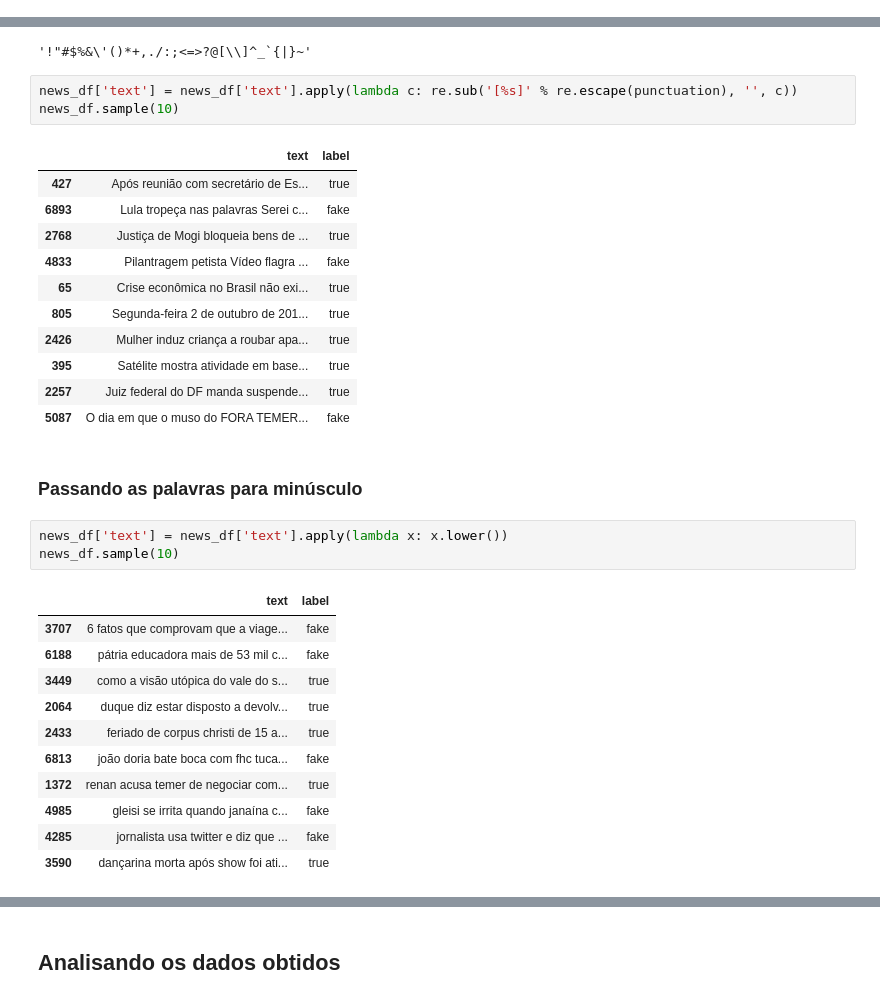
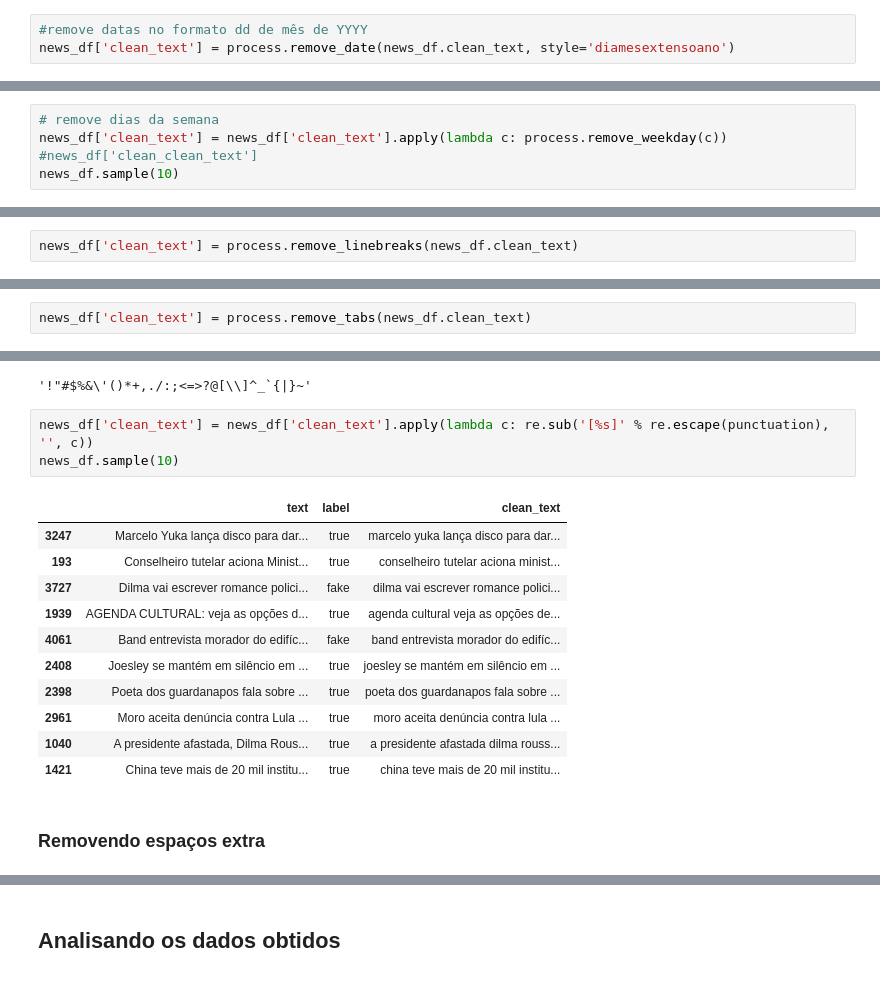
Before and after one commit to atlantico-academy/apura, a Jupyter notebook: notebooks/01 - Exploratory Data Analysis.ipynb, the cells around one changed output, grey strips where cells are left out. Cells and saved outputs as stored; diff of their text form.

Commit message:
Adiciona etapas de limpeza do texto e análise da frequência diferencial das palavras

```diff
--- a/notebooks/01 - Exploratory Data Analysis.ipynb
+++ b/notebooks/01 - Exploratory Data Analysis.ipynb
@@ -50,0 +80,3 @@ news_df.sample(10)
+# %%
+#remove datas no formato dd de mês de YYYY
+news_df['clean_text'] = process.remove_date(news_df.clean_text, style='diamesextensoano')
@@ -50,0 +87,5 @@ news_df.sample(10)
+# %%
+# remove dias da semana
+news_df['clean_text'] = news_df['clean_text'].apply(lambda c: process.remove_weekday(c))
+#news_df['clean_clean_text']
+news_df.sample(10)
@@ -50,0 +107,2 @@ news_df.sample(10)
+# %%
+news_df['clean_text'] = process.remove_linebreaks(news_df.clean_text)
@@ -50,0 +125,2 @@ news_df.sample(10)
+# %%
+news_df['clean_text'] = process.remove_tabs(news_df.clean_text)
@@ -58,34 +136,19 @@ punctuation
 # %% [output]
 '!"#$%&\'()*+,./:;<=>?@[\\]^_`{|}~'
 # %%
-news_df['text'] = news_df['text'].apply(lambda c: re.sub('[%s]' % re.escape(punctuation), '', c))
+news_df['clean_text'] = news_df['clean_text'].apply(lambda c: re.sub('[%s]' % re.escape(punctuation), '', c))
 news_df.sample(10)
 # %% [output]
-|  | text | label |
-| 427 | Após reunião com secretário de Es... | true |
-| 6893 | Lula tropeça nas palavras Serei c... | fake |
-| 2768 | Justiça de Mogi bloqueia bens de ... | true |
-| 4833 | Pilantragem petista Vídeo flagra ... | fake |
-| 65 | Crise econômica no Brasil não exi... | true |
-| 805 | Segunda-feira 2 de outubro de 201... | true |
-| 2426 | Mulher induz criança a roubar apa... | true |
-| 395 | Satélite mostra atividade em base... | true |
-| 2257 | Juiz federal do DF manda suspende... | true |
-| 5087 | O dia em que o muso do FORA TEMER... | fake |
+|  | text | label | clean_text |
+| 3247 | Marcelo Yuka lança disco para dar... | true | marcelo yuka lança disco para dar... |
+| 193 | Conselheiro tutelar aciona Minist... | true | conselheiro tutelar aciona minist... |
+| 3727 | Dilma vai escrever romance polici... | fake | dilma vai escrever romance polici... |
+| 1939 | AGENDA CULTURAL: veja as opções d... | true | agenda cultural veja as opções de... |
+| 4061 | Band entrevista morador do edifíc... | fake | band entrevista morador do edifíc... |
+| 2408 | Joesley se mantém em silêncio em ... | true | joesley se mantém em silêncio em ... |
+| 2398 | Poeta dos guardanapos fala sobre ... | true | poeta dos guardanapos fala sobre ... |
+| 2961 | Moro aceita denúncia contra Lula ... | true | moro aceita denúncia contra lula ... |
+| 1040 | A presidente afastada, Dilma Rous... | true | a presidente afastada dilma rouss... |
+| 1421 | China teve mais de 20 mil institu... | true | china teve mais de 20 mil institu... |
-# %% [markdown]
-### Passando as palavras para minúsculo
-# %%
-news_df['text'] = news_df['text'].apply(lambda x: x.lower())
-news_df.sample(10)
-# %% [output]
-|  | text | label |
-| 3707 | 6 fatos que comprovam que a viage... | fake |
-| 6188 | pátria educadora mais de 53 mil c... | fake |
-| 3449 | como a visão utópica do vale do s... | true |
-| 2064 | duque diz estar disposto a devolv... | true |
-| 2433 | feriado de corpus christi de 15 a... | true |
-| 6813 | joão doria bate boca com fhc tuca... | fake |
-| 1372 | renan acusa temer de negociar com... | true |
-| 4985 | gleisi se irrita quando janaína c... | fake |
-| 4285 | jornalista usa twitter e diz que ... | fake |
-| 3590 | dançarina morta após show foi ati... | true |
+# %% [markdown]
+### Removendo espaços extra
```
Also changed, not shown: parts of 36 cells of this notebook.
